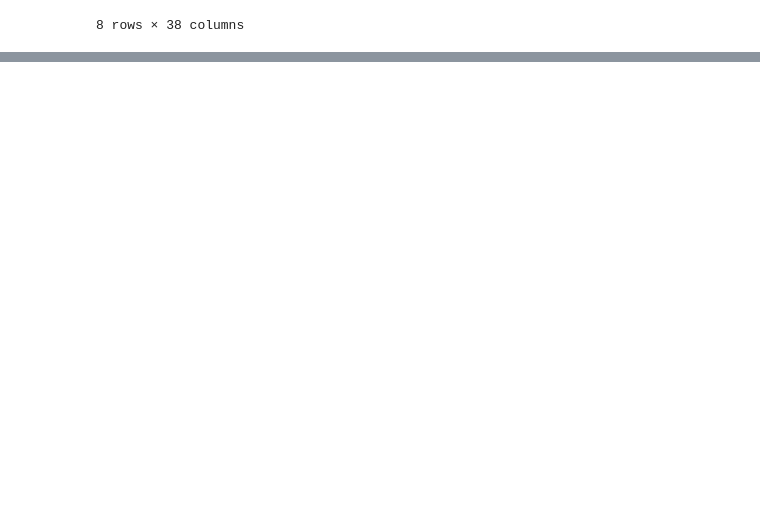
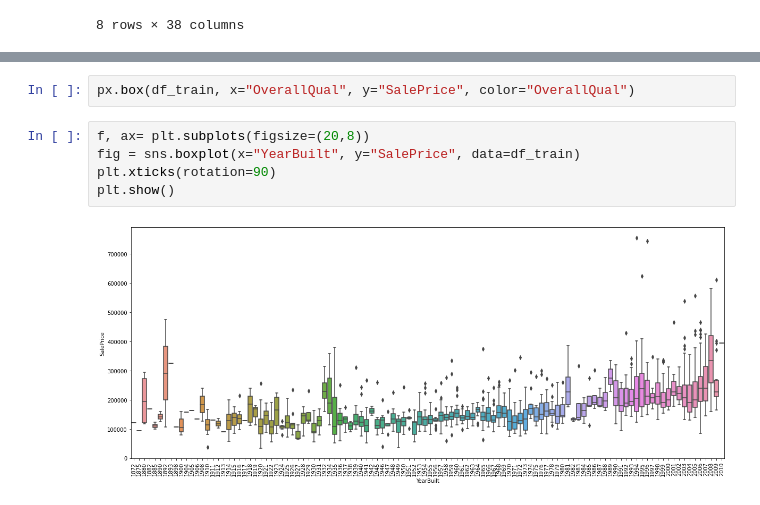
Before and after one commit to soyHenry/Datathon, a Jupyter notebook: Housing Dreams/eda.ipynb, the cells around one changed output, grey strips where cells are left out. Drawn from its saved outputs; the diff is of its cells as text; blank space fills up the shorter version.

```diff
--- a/Housing Dreams/eda.ipynb
+++ b/Housing Dreams/eda.ipynb
@@ -37,0 +64,9 @@ memory usage: 924.0+ KB
+# %%
+px.box(df_train, x="OverallQual", y="SalePrice", color="OverallQual")
+# %%
+f, ax= plt.subplots(figsize=(20,8))
+fig = sns.boxplot(x="YearBuilt", y="SalePrice", data=df_train)
+plt.xticks(rotation=90)
+plt.show()
+# %% [output]
+[figure, added]
```
Also changed, not shown: parts of 14 cells of this notebook.
